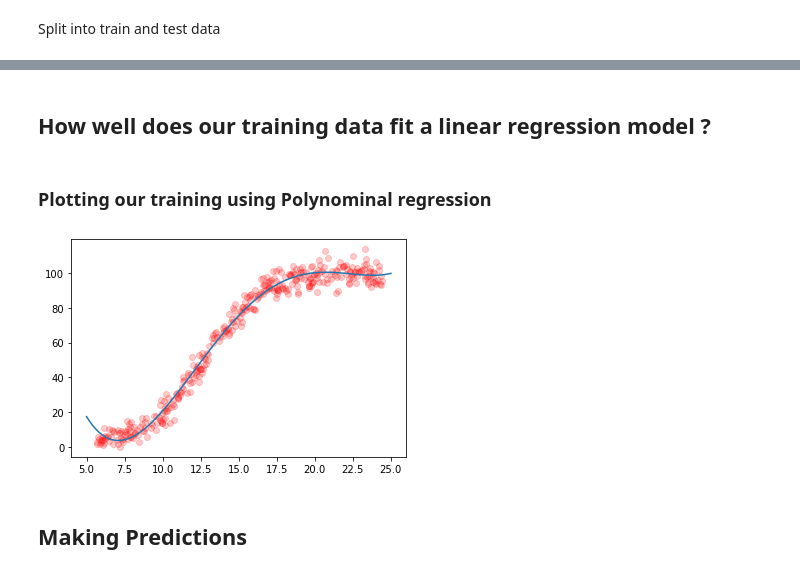
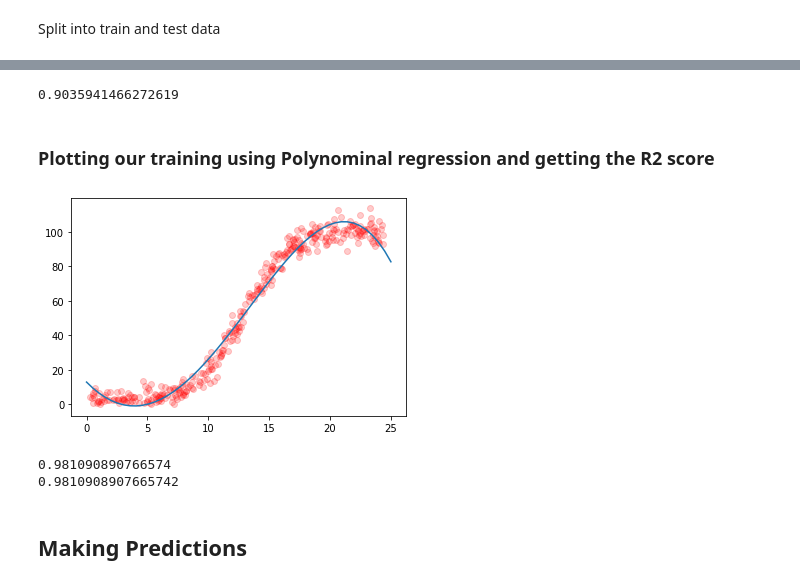
Before and after one commit to brendantipp/sem2_fun_data_analysis_project, a Jupyter notebook: linear_regression.ipynb, the cells around one changed output, grey strips where cells are left out. Cells and saved outputs as stored; diff of their text form; code cells hidden in the pictures.

Commit message:
udpates to train test to fix issues

```diff
--- a/linear_regression.ipynb
+++ b/linear_regression.ipynb
@@ -279,0 +313,16 @@ plt.scatter(train_speed,train_power);
+# %%
+from sklearn.linear_model import LinearRegression
+from sklearn.model_selection import train_test_split
+
+x = df['speed']
+y = df['power']
+
+x_train, x_test, y_train, y_test = train_test_split(x, y, test_size=0.2, random_state=0) #20% FOR TESTING
+
+
+#plt.scatter(train_speed,train_power);
+#plt.scatter(x,y);
+#plt.scatter(x_test,y_test);
+#DISPLAY THE TRAINING DATA
+plt.scatter(x_train,y_train);
+plt.scatter(x_test,y_test);
@@ -294,2 +346,0 @@ plt.show()#display the plot
-# %% [markdown]
-## How well does our training data fit a linear regression model ?
@@ -296,10 +350,16 @@ plt.show()#display the plot
+# %%
+#print(r2_score(speed,power))
+print(ployfit_train_rsq)## How well does our training data fit a linear regression model ?
+# %% [output]
+0.9035941466272619
 # %% [markdown]
-### Plotting our training using Polynominal regression
+### Plotting our training using Polynominal regression and getting the R2 score
 # %%
-new_model = np.poly1d(np.polyfit(train_speed, train_power, 4))
-new_line = np.linspace(5, 25, 100)
-plt.scatter(train_speed, train_power,color='red',alpha=0.2)
-plt.plot(new_line, new_model(new_line))
+train_model = np.poly1d(np.polyfit(x_train, y_train, 4))
+#train_model = np.polyfit(train_speed, train_power, 4)
+train_line = np.linspace(0, 25, 50)
+plt.scatter(x_train, y_train,color='red',alpha=0.2)
+plt.plot(train_line, train_model(train_line))
 plt.show();
 # %% [output]
-[figure, old version]
+[figure, new version]
@@ -306,3 +370,10 @@ plt.show();
+# %%
+poly1d_test_rsq = np.corrcoef(train_model(x_train), y_train)[0][1]**2
+print (poly1d_test_rsq)
+print(r2_score(y_train, train_model(x_train)))
+# %% [output]
+0.981090890766574
+0.9810908907665742
 # %% [markdown]
 ## Making Predictions
 # %% [markdown]
```
Also changed, not shown: parts of 27 cells of this notebook.
